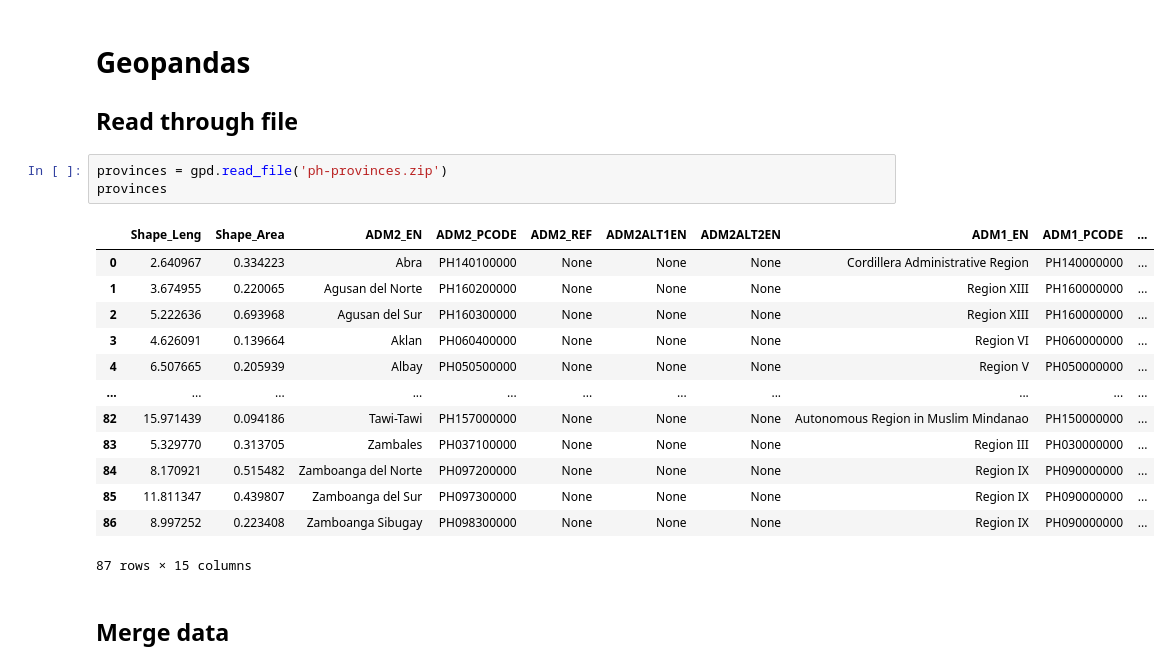
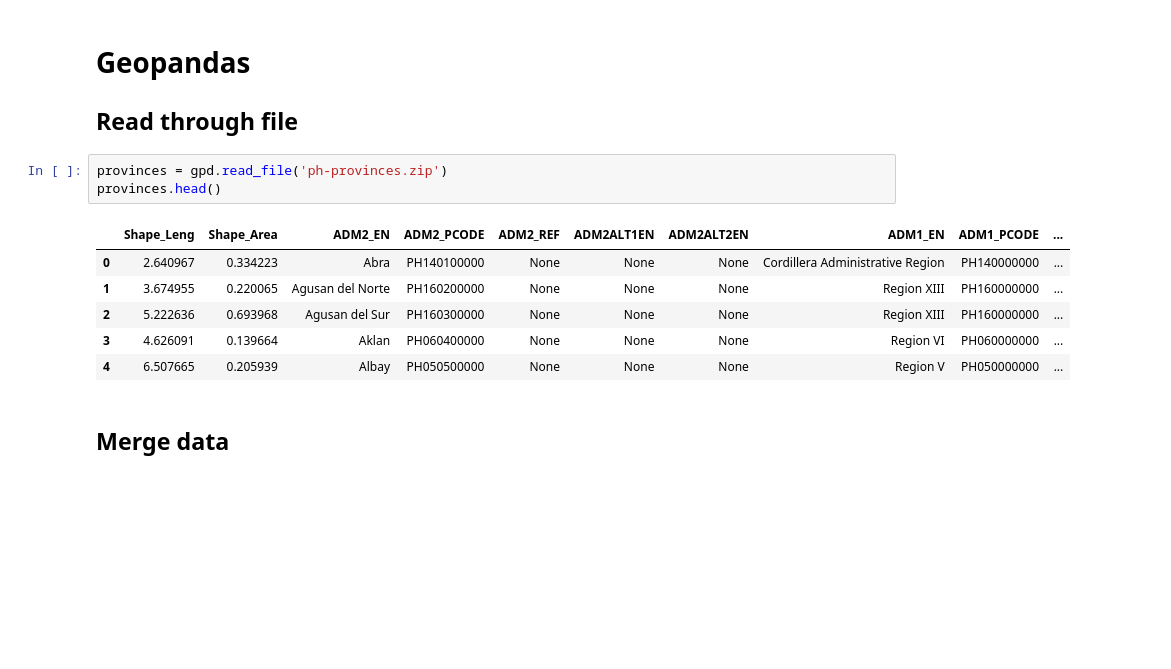
Before and after one commit to pmagtulis/covid-ph-map, a Jupyter notebook: notebooks/provincial_covid_cases.ipynb, the cells around one changed output. Drawn from its saved outputs; the diff is of its cells as text; blank space fills up the shorter version.

```diff
--- a/notebooks/provincial_covid_cases.ipynb
+++ b/notebooks/provincial_covid_cases.ipynb
@@ -115,21 +104,14 @@ df
 ## Read through file
 # %%
 provinces = gpd.read_file('ph-provinces.zip')
-provinces
+provinces.head()
 # %% [output]
 |  | Shape_Leng | Shape_Area | ADM2_EN | ADM2_PCODE | ADM2_REF | ADM2ALT1EN | ADM2ALT2EN | ADM1_EN | ADM1_PCODE | ... |
 | 0 | 2.640967 | 0.334223 | Abra | PH140100000 | None | None | None | Cordillera Administrative Region | PH140000000 | ... |
 | 1 | 3.674955 | 0.220065 | Agusan del Norte | PH160200000 | None | None | None | Region XIII | PH160000000 | ... |
 | 2 | 5.222636 | 0.693968 | Agusan del Sur | PH160300000 | None | None | None | Region XIII | PH160000000 | ... |
 | 3 | 4.626091 | 0.139664 | Aklan | PH060400000 | None | None | None | Region VI | PH060000000 | ... |
 | 4 | 6.507665 | 0.205939 | Albay | PH050500000 | None | None | None | Region V | PH050000000 | ... |
-| ... | ... | ... | ... | ... | ... | ... | ... | ... | ... | ... |
-| 82 | 15.971439 | 0.094186 | Tawi-Tawi | PH157000000 | None | None | None | Autonomous Region in Muslim Mindanao | PH150000000 | ... |
-| 83 | 5.329770 | 0.313705 | Zambales | PH037100000 | None | None | None | Region III | PH030000000 | ... |
-| 84 | 8.170921 | 0.515482 | Zamboanga del Norte | PH097200000 | None | None | None | Region IX | PH090000000 | ... |
-| 85 | 11.811347 | 0.439807 | Zamboanga del Sur | PH097300000 | None | None | None | Region IX | PH090000000 | ... |
-| 86 | 8.997252 | 0.223408 | Zamboanga Sibugay | PH098300000 | None | None | None | Region IX | PH090000000 | ... |
-87 rows × 15 columns
 # %% [markdown]
 ## Merge data
 # %%
```
Also changed, not shown: parts of 23 cells of this notebook.
